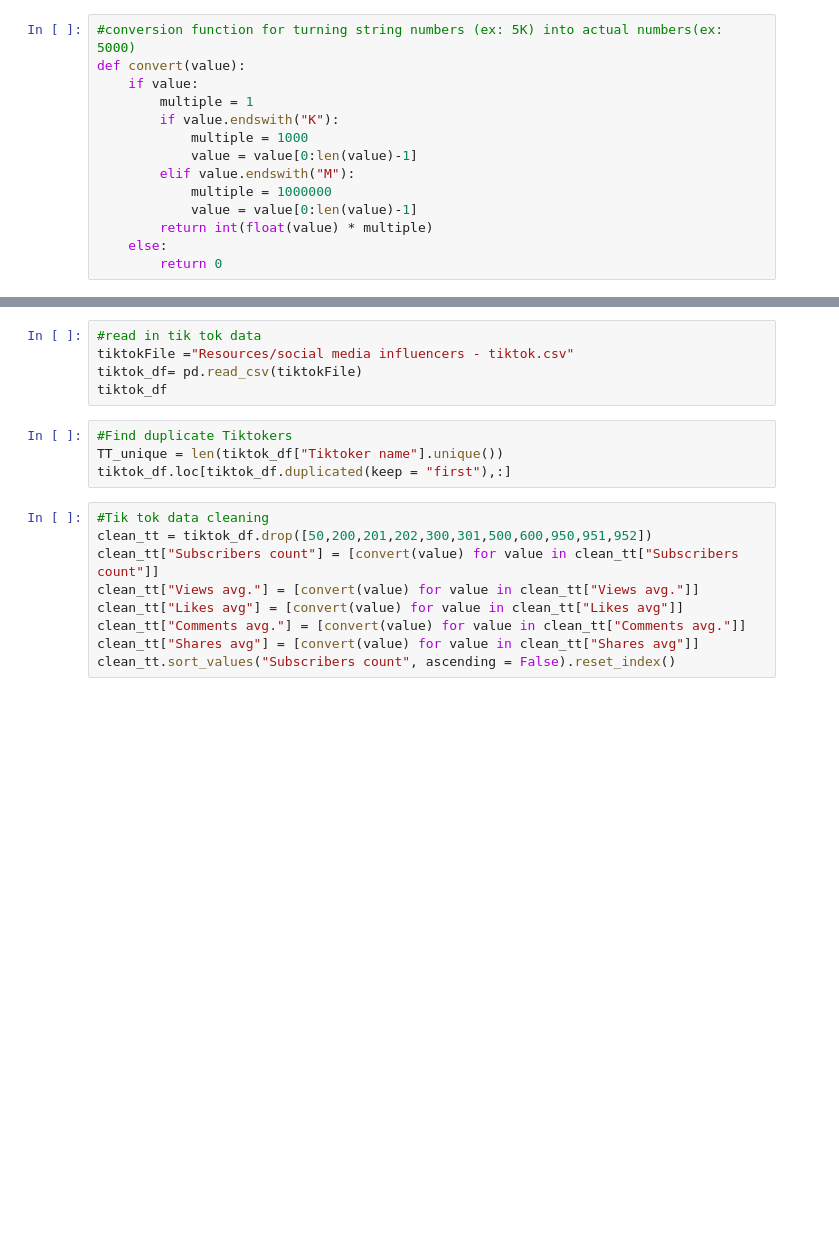
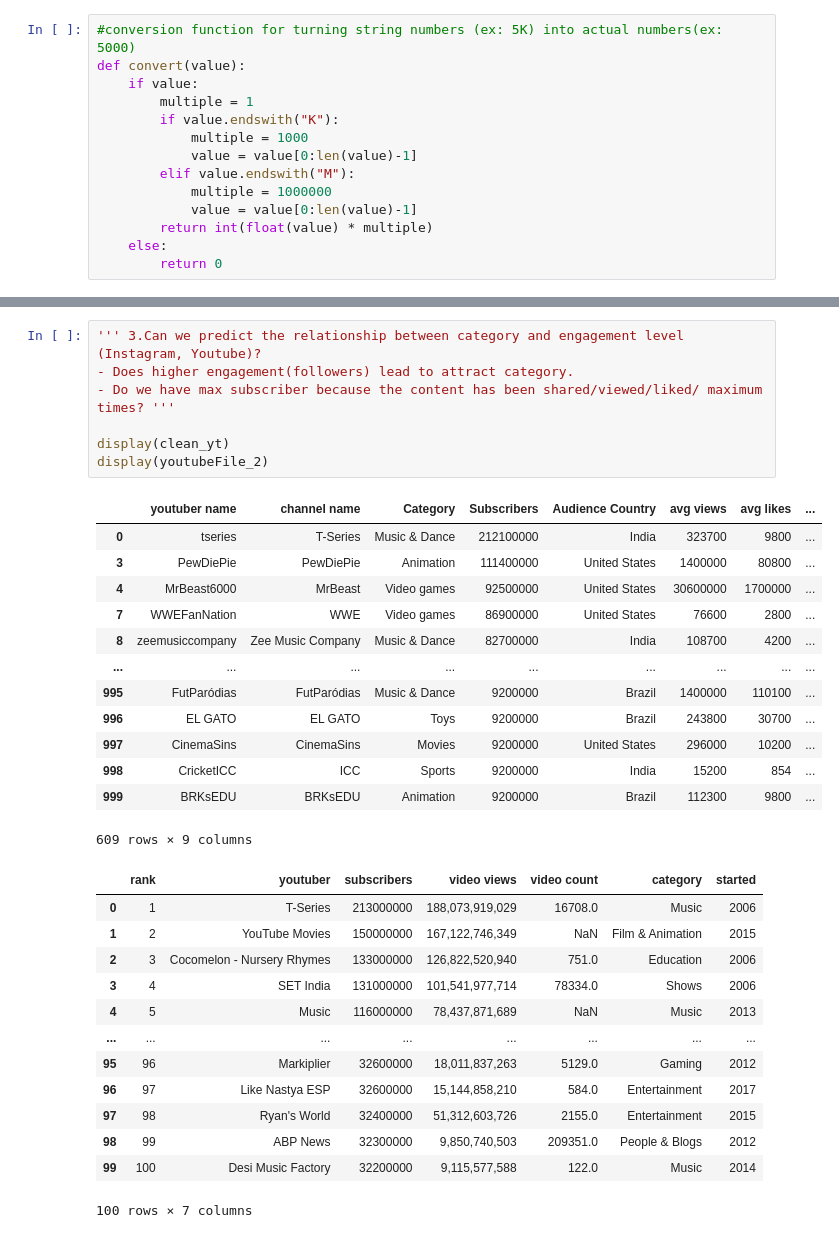
Before and after one commit to mark-m0/Project-1, a Jupyter notebook: SocialInfluencer.ipynb, the cells around one changed output, grey strips where cells are left out. Saved outputs shown, nothing was run; the diff lists cells and outputs as text; blank space fills up the shorter version.

```diff
--- a/SocialInfluencer.ipynb
+++ b/SocialInfluencer.ipynb
@@ -130,18 +179,34 @@ display(clean_yt)
-# %%
-#read in tik tok data
-tiktokFile ="Resources/social media influencers - tiktok.csv"
-tiktok_df= pd.read_csv(tiktokFile)
-tiktok_df
-# %%
-#Find duplicate Tiktokers
-TT_unique = len(tiktok_df["Tiktoker name"].unique())
-tiktok_df.loc[tiktok_df.duplicated(keep = "first"),:]
-# %%
-#Tik tok data cleaning
-clean_tt = tiktok_df.drop([50,200,201,202,300,301,500,600,950,951,952])
-clean_tt["Subscribers count"] = [convert(value) for value in clean_tt["Subscribers count"]]
-clean_tt["Views avg."] = [convert(value) for value in clean_tt["Views avg."]]
-clean_tt["Likes avg"] = [convert(value) for value in clean_tt["Likes avg"]]
-clean_tt["Comments avg."] = [convert(value) for value in clean_tt["Comments avg."]]
-clean_tt["Shares avg"] = [convert(value) for value in clean_tt["Shares avg"]]
-clean_tt.sort_values("Subscribers count", ascending = False).reset_index()
+# %%
+''' 3.Can we predict the relationship between category and engagement level (Instagram, Youtube)?
+- Does higher engagement(followers) lead to attract category.
+- Do we have max subscriber because the content has been shared/viewed/liked/ maximum times? '''
+
+display(clean_yt)
+display(youtubeFile_2)
+# %% [output]
+|  | youtuber name | channel name | Category | Subscribers | Audience Country | avg views | avg likes | ... |
+| 0 | tseries | T-Series | Music & Dance | 212100000 | India | 323700 | 9800 | ... |
+| 3 | PewDiePie | PewDiePie | Animation | 111400000 | United States | 1400000 | 80800 | ... |
+| 4 | MrBeast6000 | MrBeast | Video games | 92500000 | United States | 30600000 | 1700000 | ... |
+| 7 | WWEFanNation | WWE | Video games | 86900000 | United States | 76600 | 2800 | ... |
+| 8 | zeemusiccompany | Zee Music Company | Music & Dance | 82700000 | India | 108700 | 4200 | ... |
+| ... | ... | ... | ... | ... | ... | ... | ... | ... |
+| 995 | FutParódias | FutParódias | Music & Dance | 9200000 | Brazil | 1400000 | 110100 | ... |
+| 996 | EL GATO | EL GATO | Toys | 9200000 | Brazil | 243800 | 30700 | ... |
+| 997 | CinemaSins | CinemaSins | Movies | 9200000 | United States | 296000 | 10200 | ... |
+| 998 | CricketICC | ICC | Sports | 9200000 | India | 15200 | 854 | ... |
+| 999 | BRKsEDU | BRKsEDU | Animation | 9200000 | Brazil | 112300 | 9800 | ... |
+609 rows × 9 columns
+|  | rank | youtuber | subscribers | video views | video count | category | started |
+| 0 | 1 | T-Series | 213000000 | 188,073,919,029 | 16708.0 | Music | 2006 |
+| 1 | 2 | YouTube Movies | 150000000 | 167,122,746,349 | NaN | Film & Animation | 2015 |
+| 2 | 3 | Cocomelon - Nursery Rhymes | 133000000 | 126,822,520,940 | 751.0 | Education | 2006 |
+| 3 | 4 | SET India | 131000000 | 101,541,977,714 | 78334.0 | Shows | 2006 |
+| 4 | 5 | Music | 116000000 | 78,437,871,689 | NaN | Music | 2013 |
+| ... | ... | ... | ... | ... | ... | ... | ... |
+| 95 | 96 | Markiplier | 32600000 | 18,011,837,263 | 5129.0 | Gaming | 2012 |
+| 96 | 97 | Like Nastya ESP | 32600000 | 15,144,858,210 | 584.0 | Entertainment | 2017 |
+| 97 | 98 | Ryan's World | 32400000 | 51,312,603,726 | 2155.0 | Entertainment | 2015 |
+| 98 | 99 | ABP News | 32300000 | 9,850,740,503 | 209351.0 | People & Blogs | 2012 |
+| 99 | 100 | Desi Music Factory | 32200000 | 9,115,577,588 | 122.0 | Music | 2014 |
+100 rows × 7 columns
```
Also changed, not shown: parts of 5 cells of this notebook.
